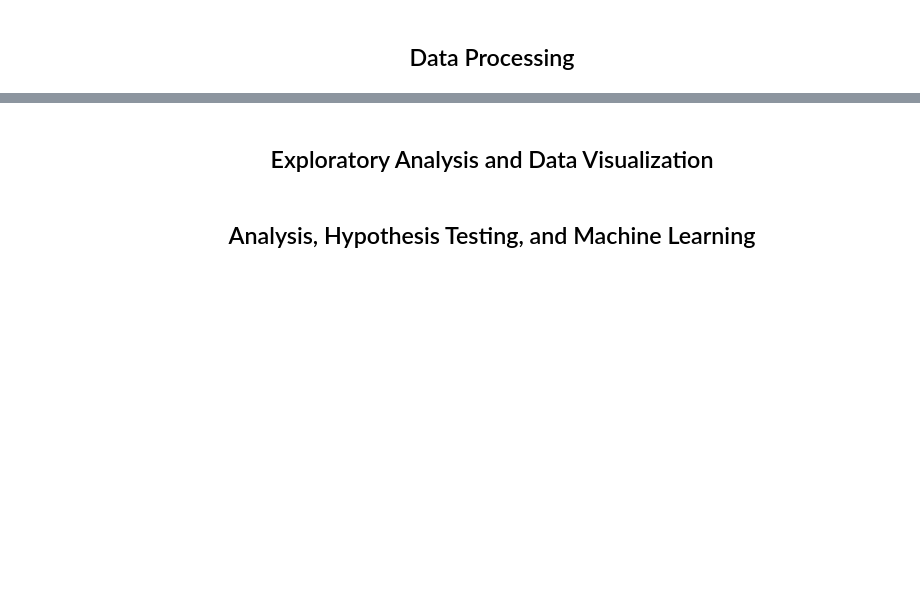
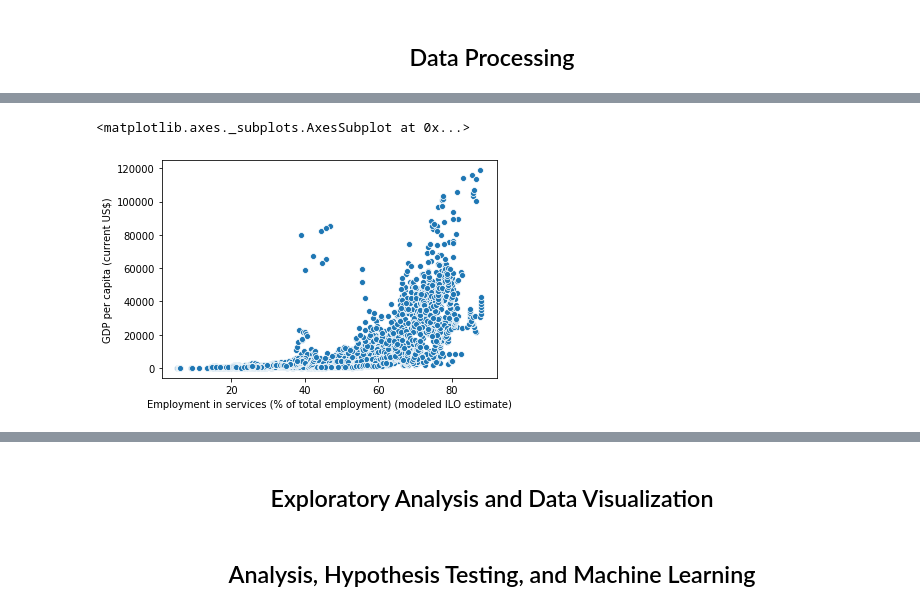
Before and after one commit to thechuster/thechuster.github.io, a Jupyter notebook: FinalProject.ipynb, the cells around one changed output, grey strips where cells are left out. Drawn from its saved outputs; the diff is of its cells as text; code cells hidden in the pictures; blank space fills up the shorter version.

```diff
--- a/FinalProject.ipynb
+++ b/FinalProject.ipynb
@@ -125,0 +159,5 @@ scatterPlot = sns.scatterplot(x=years, y=GDP).set_title('Years vs GDP')
+# %%
+sns.scatterplot(x="Employment in services (% of total employment) (modeled ILO estimate)", y="GDP per capita (current US$)", data=predictionData)
+# %% [output]
+<matplotlib.axes._subplots.AxesSubplot at 0x...>
+[figure, added]
```
Also changed, not shown: parts of 9 cells of this notebook, 1 other file.
